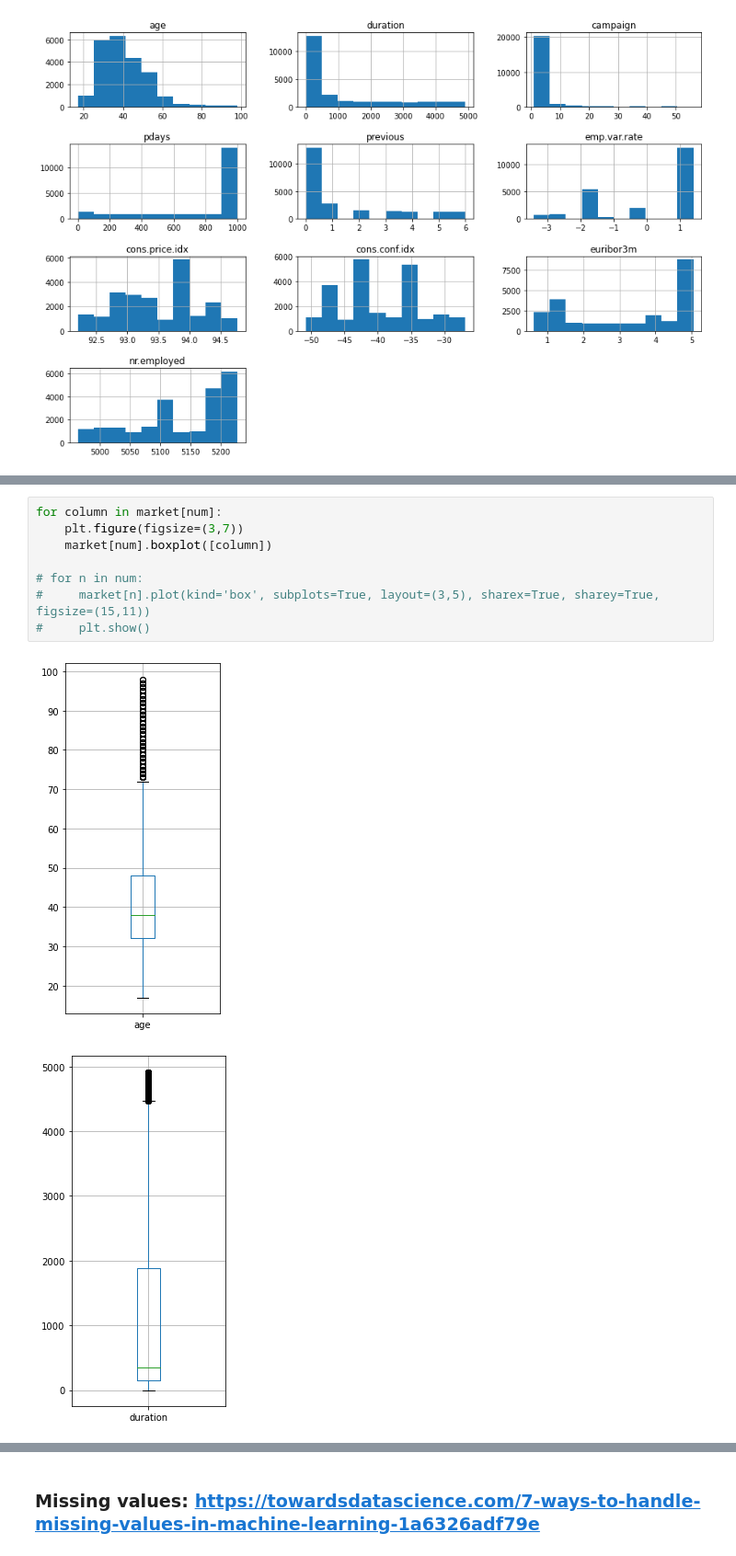
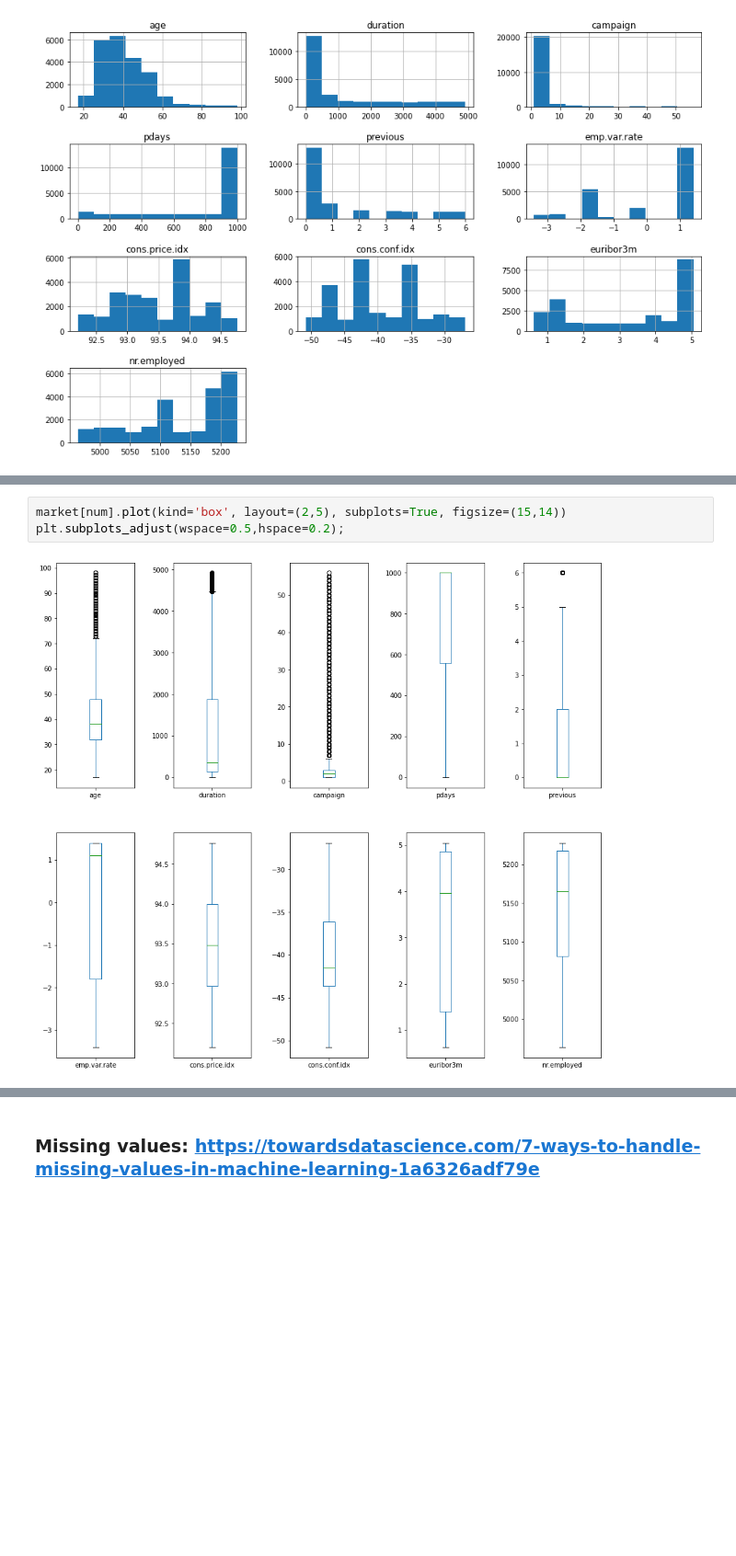
Before and after one commit to mengyanl/DirectMarketing, a Jupyter notebook: NoteBook/DataWrangling.ipynb, the cells around one changed output, grey strips where cells are left out. Shown at 92% size. Cells and saved outputs as stored; diff of their text form; blank space fills up the shorter version.

Commit message:
used subplots

```diff
--- a/NoteBook/DataWrangling.ipynb
+++ b/NoteBook/DataWrangling.ipynb
@@ -166,11 +156,5 @@ Numerical columns: ['age', 'duration', 'campaign', 'pdays', 'previous', 'emp.var
 # %%
-for column in market[num]:
-    plt.figure(figsize=(3,7))
-    market[num].boxplot([column])
-
-# for n in num:
-#     market[n].plot(kind='box', subplots=True, layout=(3,5), sharex=True, sharey=True, figsize=(15,11))
-#     plt.show()
+market[num].plot(kind='box', layout=(2,5), subplots=True, figsize=(15,14))
+plt.subplots_adjust(wspace=0.5,hspace=0.2);
 # %% [output]
-[figure, old version]
+[figure, new version]
-[figure, removed]
```
Also changed, not shown: parts of 11 cells of this notebook.
